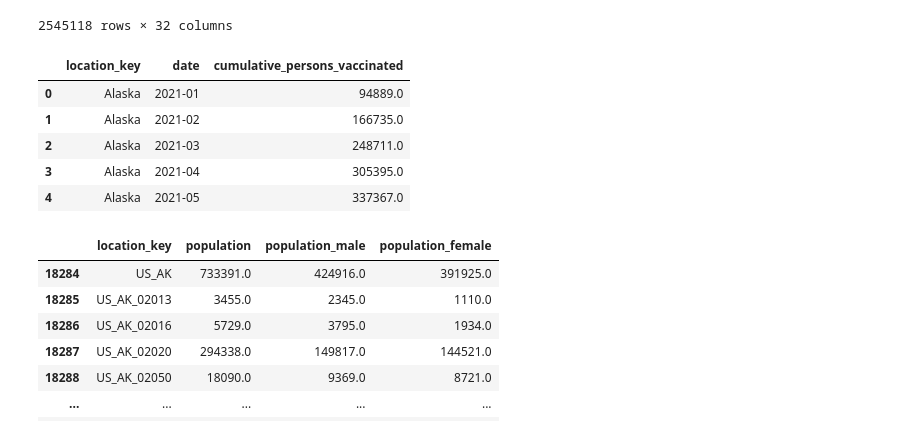
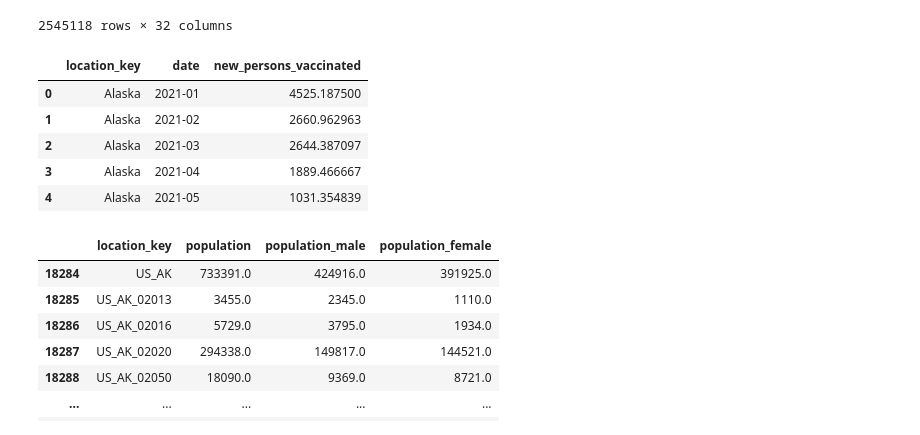
Before and after one commit to eunjeongc/covcast, a Jupyter notebook: Linear Regression.ipynb, the cells around one changed output. Cells and saved outputs as stored; diff of their text form; code cells hidden in the pictures.

```diff
--- a/Linear Regression.ipynb
+++ b/Linear Regression.ipynb
@@ -274,31 +274,31 @@ display(vaccination_df)
 # %%
 vaccination_df['date'] = pd.to_datetime(vaccination_df['date'])
 vaccination_df['date'] = vaccination_df['date'].dt.to_period('M')
 
 # Take data from 2021-01 to 2022-05
 date_mask = (vaccination_df['date'] >= start_date) & (vaccination_df['date'] <= end_date)
 vaccination_df = vaccination_df[date_mask]
 
 vaccination_df = vaccination_df.dropna(subset=['location_key'])
 
 # Take rows with the states within the US
 vaccination_df = vaccination_df[vaccination_df['location_key'].str.startswith('US_')]
 
 # Take the last value per state, since it is the cumulative number of vaccinated people
-vaccination_df = vaccination_df.groupby(['location_key', 'date'])['cumulative_persons_vaccinated'].last().reset_index()
+vaccination_df = vaccination_df.groupby(['location_key', 'date'])['new_persons_vaccinated'].mean().reset_index()
 
 # Rename the location_key values to state name
 vaccination_df['location_key'] = vaccination_df['location_key'].map(state_mapping)
 vaccination_df.dropna(inplace=True)
 
 display(vaccination_df.head())
 # %% [output]
-|  | location_key | date | cumulative_persons_vaccinated |
-| 0 | Alaska | 2021-01 | 94889.0 |
-| 1 | Alaska | 2021-02 | 166735.0 |
-| 2 | Alaska | 2021-03 | 248711.0 |
-| 3 | Alaska | 2021-04 | 305395.0 |
-| 4 | Alaska | 2021-05 | 337367.0 |
+|  | location_key | date | new_persons_vaccinated |
+| 0 | Alaska | 2021-01 | 4525.187500 |
+| 1 | Alaska | 2021-02 | 2660.962963 |
+| 2 | Alaska | 2021-03 | 2644.387097 |
+| 3 | Alaska | 2021-04 | 1889.466667 |
+| 4 | Alaska | 2021-05 | 1031.354839 |
 # %%
 """
 demographics_df = pd.read_csv('demographics.csv')
```
Also changed, not shown: parts of 9 cells of this notebook.
